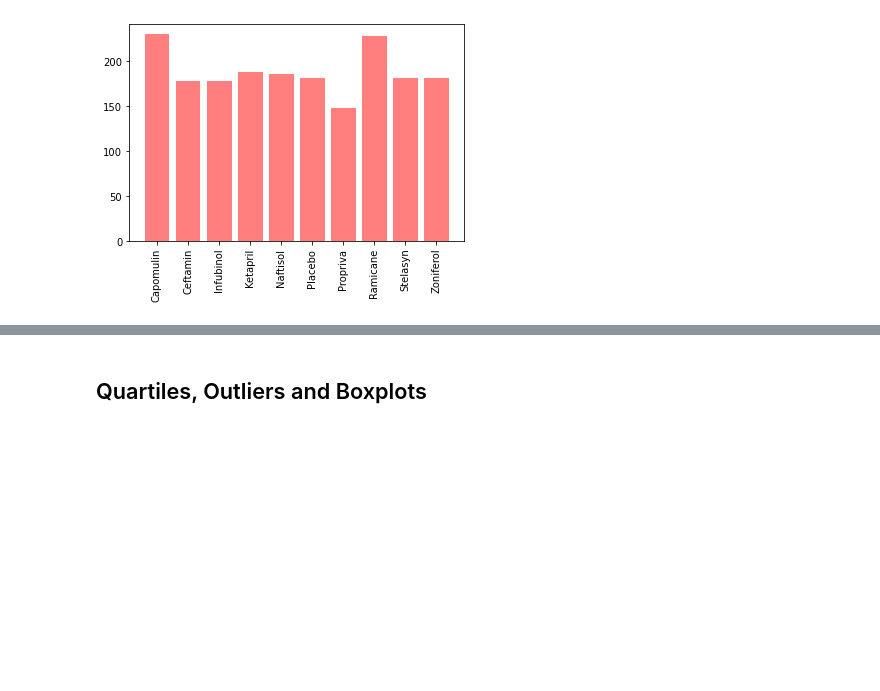
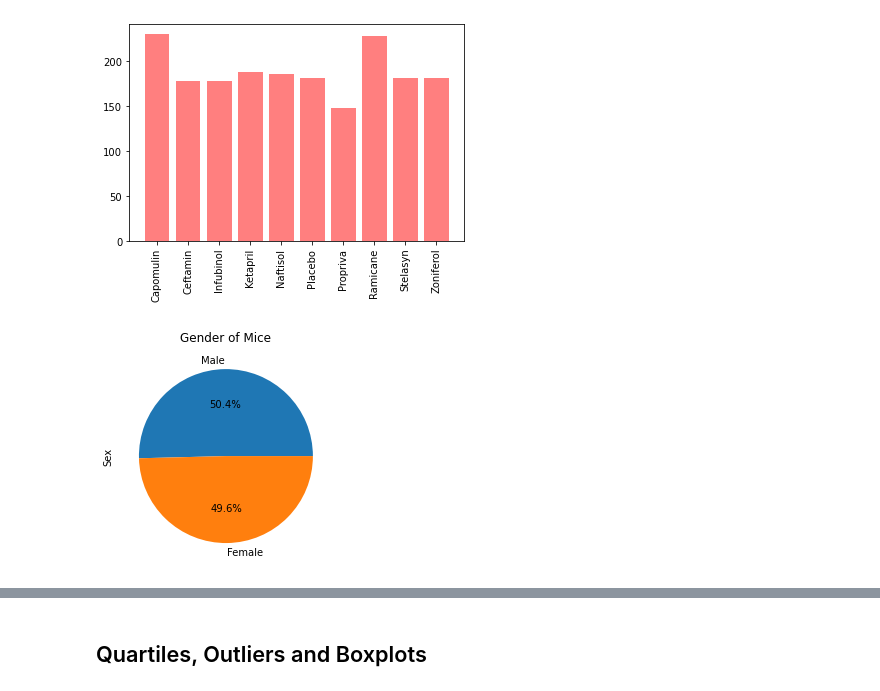
Before and after one commit to drewmcbride/matplotlib-challenge, a Jupyter notebook: Pymaceuticals/pymaceuticals_starter.ipynb, the cells around one changed output, grey strips where cells are left out. Saved outputs shown, nothing was run; the diff lists cells and outputs as text; code cells hidden in the pictures; blank space fills up the shorter version.

```diff
--- a/Pymaceuticals/pymaceuticals_starter.ipynb
+++ b/Pymaceuticals/pymaceuticals_starter.ipynb
@@ -179,4 +186,13 @@ plt.show()
 # %% [output]
 [figure]
 # %%
+# drop duplicates to ensure gender count is accurate
+sex_df = clean_study_df[['Mouse ID', 'Sex']].drop_duplicates(subset=['Mouse ID'])
+
 # Generate a pie plot showing the distribution of female versus male mice using pandas
+gender_count = sex_df["Sex"].value_counts()
+gender_count.plot(kind="pie",autopct="%1.1f%%")
+plt.title("Gender of Mice")
+plt.show()
+# %% [output]
+[figure, added]
```
Also changed, not shown: parts of 8 cells of this notebook.
